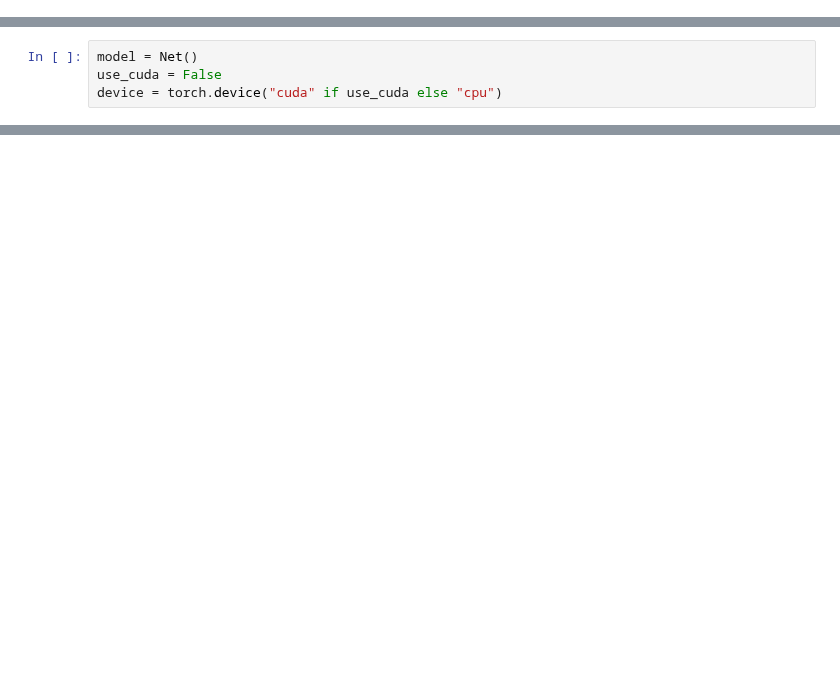
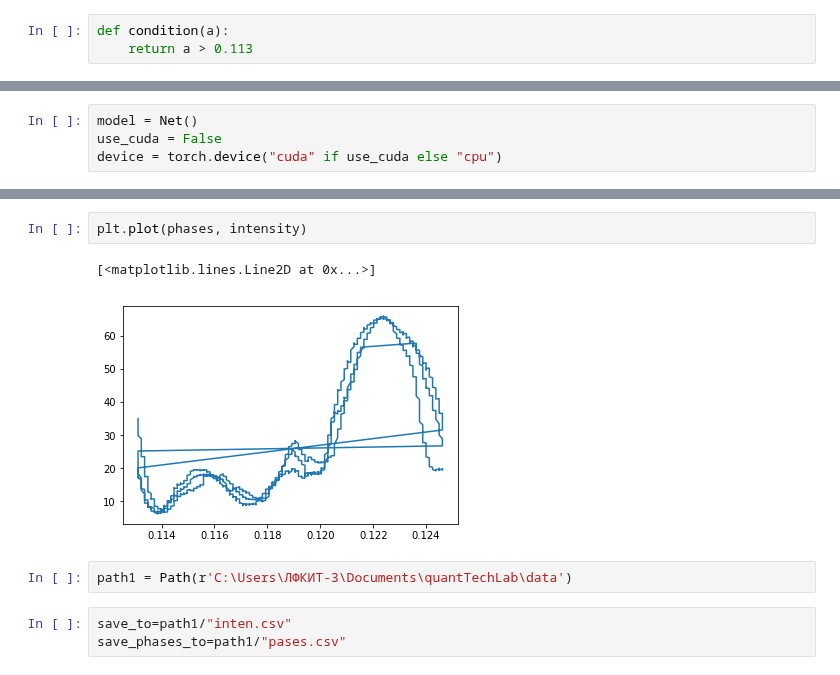
Before and after one commit to DaniloZZZ/quantTechLab, a Jupyter notebook: analysis/train.ipynb, the cells around one changed output, grey strips where cells are left out. Cells and saved outputs as stored; diff of their text form; blank space fills up the shorter version.

```diff
--- a/analysis/train.ipynb
+++ b/analysis/train.ipynb
@@ -9 +60,4 @@ BATCH=20
+# %%
+def condition(a):
+    return a > 0.113
 # %%
@@ -96,0 +198,10 @@ Train Epoch: 1 [4400/60000 (7%)]        Loss: 2.226342
+# %%
+plt.plot(phases, intensity)
+# %% [output]
+[<matplotlib.lines.Line2D at 0x...>]
+[figure, added]
+# %%
+path1 = Path(r'C:\Users\ЛФКИТ-3\Documents\quantTechLab\data')
+# %%
+save_to=path1/"inten.csv"
+save_phases_to=path1/"pases.csv"
```
Also changed, not shown: parts of 18 cells of this notebook.
